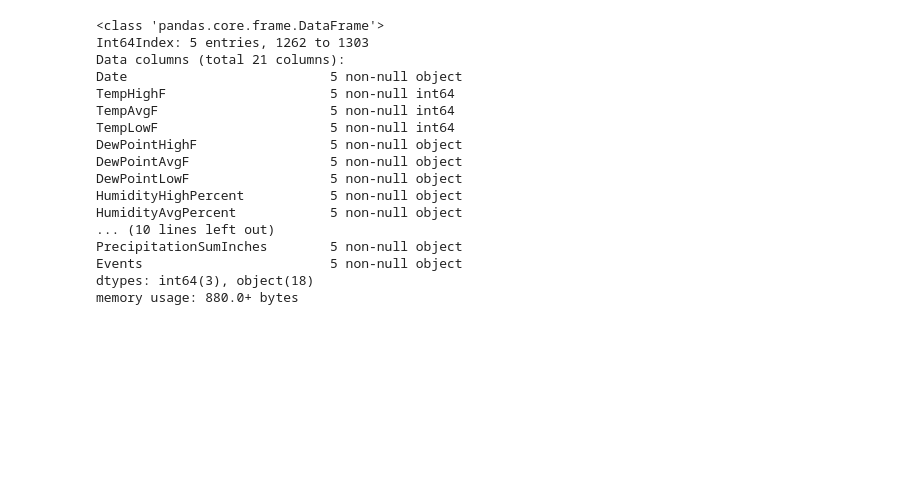
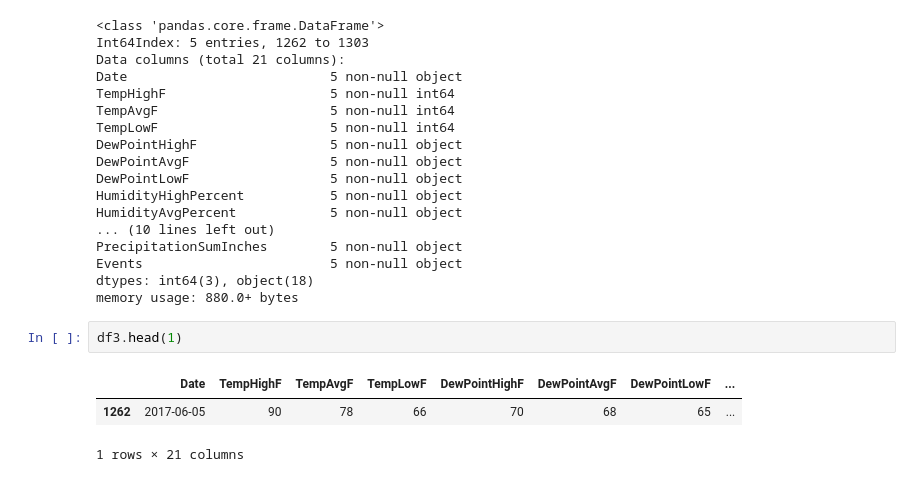
Before and after one commit to sunwenliang14/credit-card-risk, a Jupyter notebook: credit-risk-analysis.ipynb, the cells around one changed output. Saved outputs shown, nothing was run; the diff lists cells and outputs as text; blank space fills up the shorter version.

```diff
--- a/credit-risk-analysis.ipynb
+++ b/credit-risk-analysis.ipynb
@@ -541,3 +541,9 @@ PrecipitationSumInches        5 non-null object
 Events                        5 non-null object
 dtypes: int64(3), object(18)
 memory usage: 880.0+ bytes
+# %%
+df3.head(1)
+# %% [output]
+|  | Date | TempHighF | TempAvgF | TempLowF | DewPointHighF | DewPointAvgF | DewPointLowF | ... |
+| 1262 | 2017-06-05 | 90 | 78 | 66 | 70 | 68 | 65 | ... |
+1 rows × 21 columns
```
